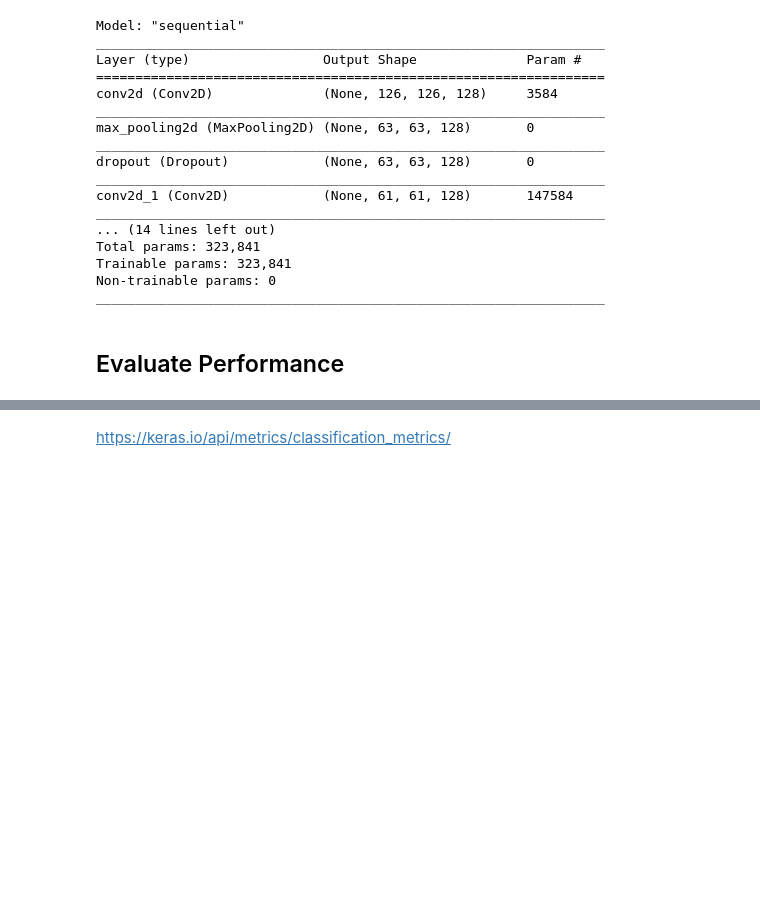
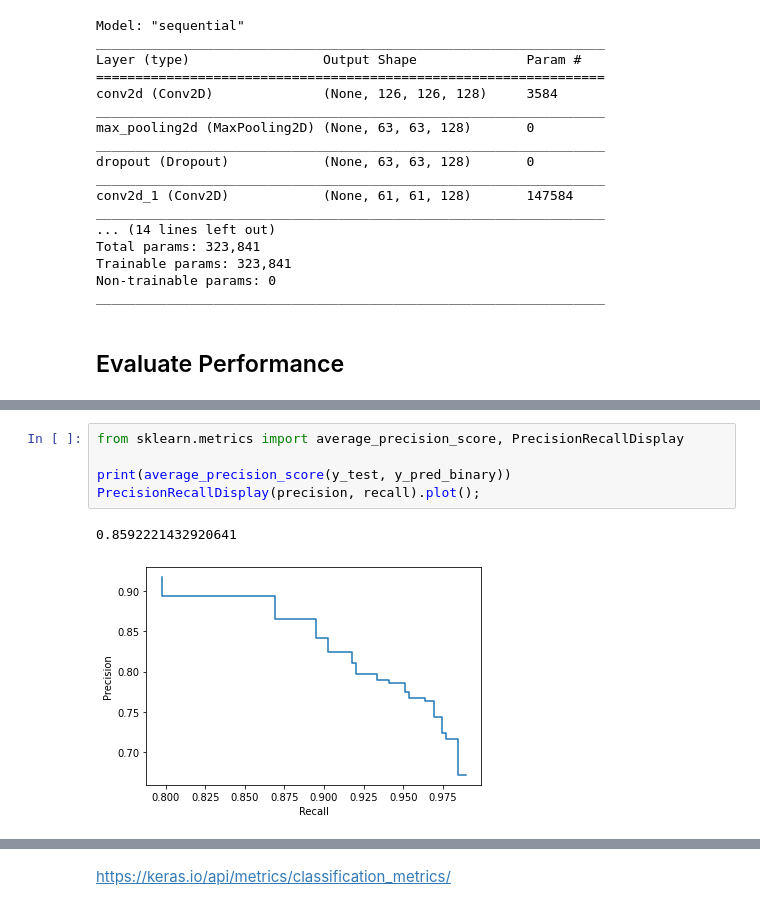
Before and after one commit to sepidehparhami/pneumonia-xray-cnn, a Jupyter notebook: pneumonia.ipynb, the cells around one changed output, grey strips where cells are left out. Cells and saved outputs as stored; diff of their text form; blank space fills up the shorter version.

```diff
--- a/pneumonia.ipynb
+++ b/pneumonia.ipynb
@@ -335,0 +350,8 @@ sns.lineplot(x=np.arange(0.05,1,0.05),y=x)
+# %%
+from sklearn.metrics import average_precision_score, PrecisionRecallDisplay
+
+print(average_precision_score(y_test, y_pred_binary))
+PrecisionRecallDisplay(precision, recall).plot();
+# %% [output]
+0.8592221432920641
+[figure, added]
```
Also changed, not shown: parts of 17 cells of this notebook.
